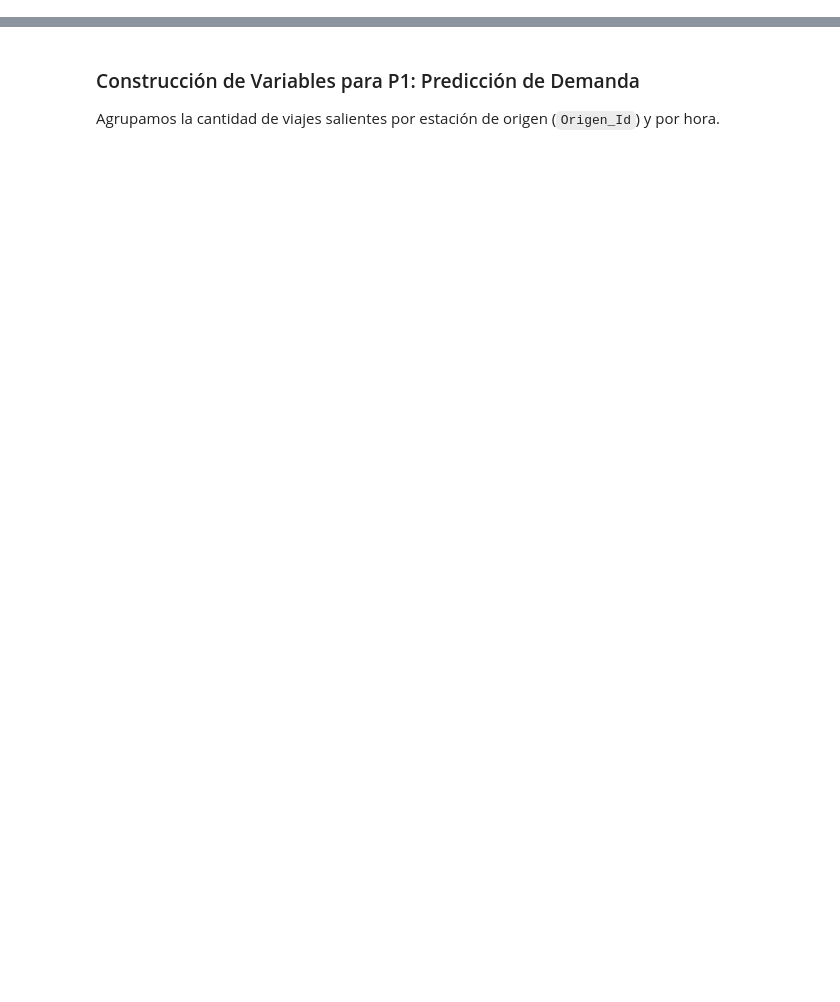
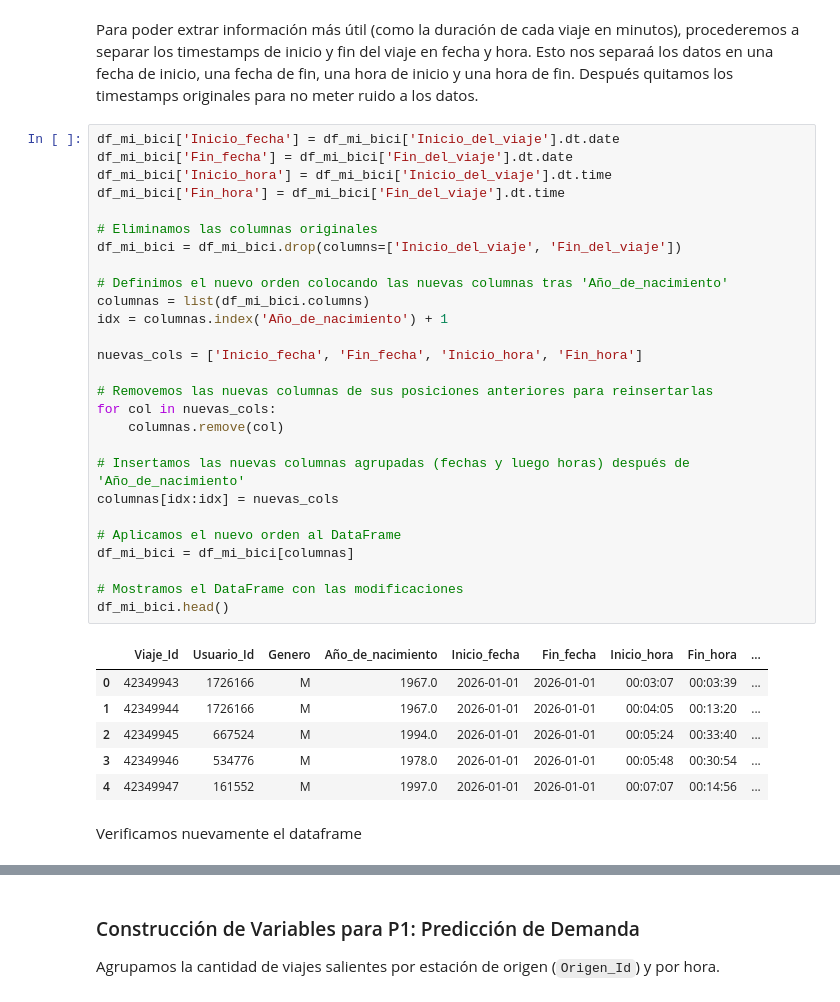
Before and after one commit to a01450920/TC5061-Proyecto-Equipo08, a Jupyter notebook: notebooks/P1_P2_P3_MiBici.ipynb, the cells around one changed output, grey strips where cells are left out. Saved outputs shown, nothing was run; the diff lists cells and outputs as text; blank space fills up the shorter version.

```diff
--- a/notebooks/P1_P2_P3_MiBici.ipynb
+++ b/notebooks/P1_P2_P3_MiBici.ipynb
@@ -218,0 +83,38 @@ Registros removidos: 57882 (3.34% del total)
+# %% [markdown]
+Para poder extrar información más útil (como la duración de cada viaje en minutos), procederemos a separar los timestamps de inicio y fin del viaje en fecha y hora. Esto nos separaá los datos en una fecha de inicio, una fecha de fin, una hora de inicio y una hora de fin. Después quitamos los timestamps originales para no meter ruido a los datos.
+# %%
+df_mi_bici['Inicio_fecha'] = df_mi_bici['Inicio_del_viaje'].dt.date
+df_mi_bici['Fin_fecha'] = df_mi_bici['Fin_del_viaje'].dt.date
+df_mi_bici['Inicio_hora'] = df_mi_bici['Inicio_del_viaje'].dt.time
+df_mi_bici['Fin_hora'] = df_mi_bici['Fin_del_viaje'].dt.time
+
+# Eliminamos las columnas originales
+df_mi_bici = df_mi_bici.drop(columns=['Inicio_del_viaje', 'Fin_del_viaje'])
+
+# Definimos el nuevo orden colocando las nuevas columnas tras 'Año_de_nacimiento'
+columnas = list(df_mi_bici.columns)
+idx = columnas.index('Año_de_nacimiento') + 1
+
+nuevas_cols = ['Inicio_fecha', 'Fin_fecha', 'Inicio_hora', 'Fin_hora']
+
+# Removemos las nuevas columnas de sus posiciones anteriores para reinsertarlas
+for col in nuevas_cols:
+    columnas.remove(col)
+
+# Insertamos las nuevas columnas agrupadas (fechas y luego horas) después de 'Año_de_nacimiento'
+columnas[idx:idx] = nuevas_cols
+
+# Aplicamos el nuevo orden al DataFrame
+df_mi_bici = df_mi_bici[columnas]
+
+# Mostramos el DataFrame con las modificaciones
+df_mi_bici.head()
+# %% [output]
+|  | Viaje_Id | Usuario_Id | Genero | Año_de_nacimiento | Inicio_fecha | Fin_fecha | Inicio_hora | Fin_hora | ... |
+| 0 | 42349943 | 1726166 | M | 1967.0 | 2026-01-01 | 2026-01-01 | 00:03:07 | 00:03:39 | ... |
+| 1 | 42349944 | 1726166 | M | 1967.0 | 2026-01-01 | 2026-01-01 | 00:04:05 | 00:13:20 | ... |
+| 2 | 42349945 | 667524 | M | 1994.0 | 2026-01-01 | 2026-01-01 | 00:05:24 | 00:33:40 | ... |
+| 3 | 42349946 | 534776 | M | 1978.0 | 2026-01-01 | 2026-01-01 | 00:05:48 | 00:30:54 | ... |
+| 4 | 42349947 | 161552 | M | 1997.0 | 2026-01-01 | 2026-01-01 | 00:07:07 | 00:14:56 | ... |
+# %% [markdown]
+Verificamos nuevamente el dataframe
```
Also changed, not shown: parts of 43 cells of this notebook.
